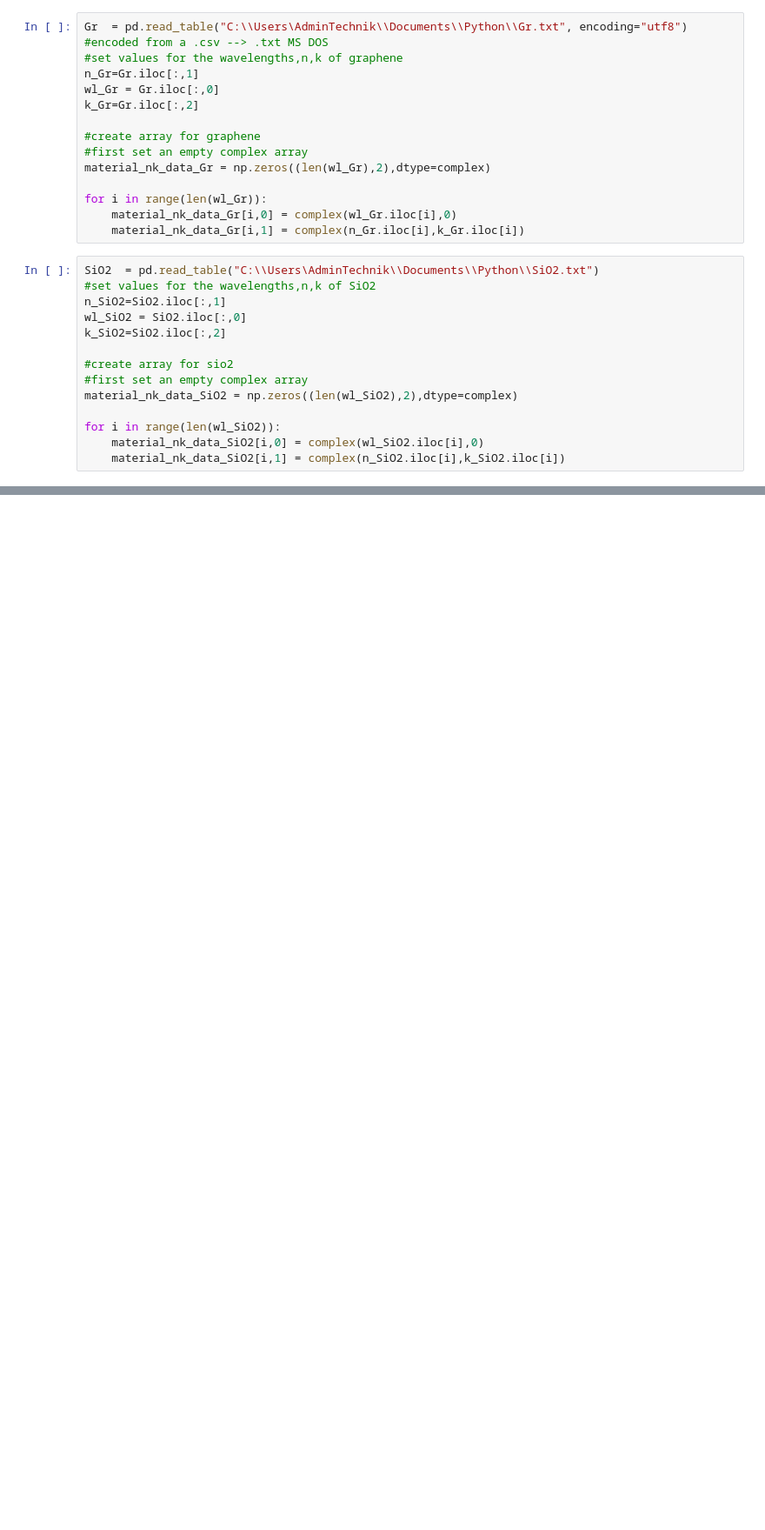
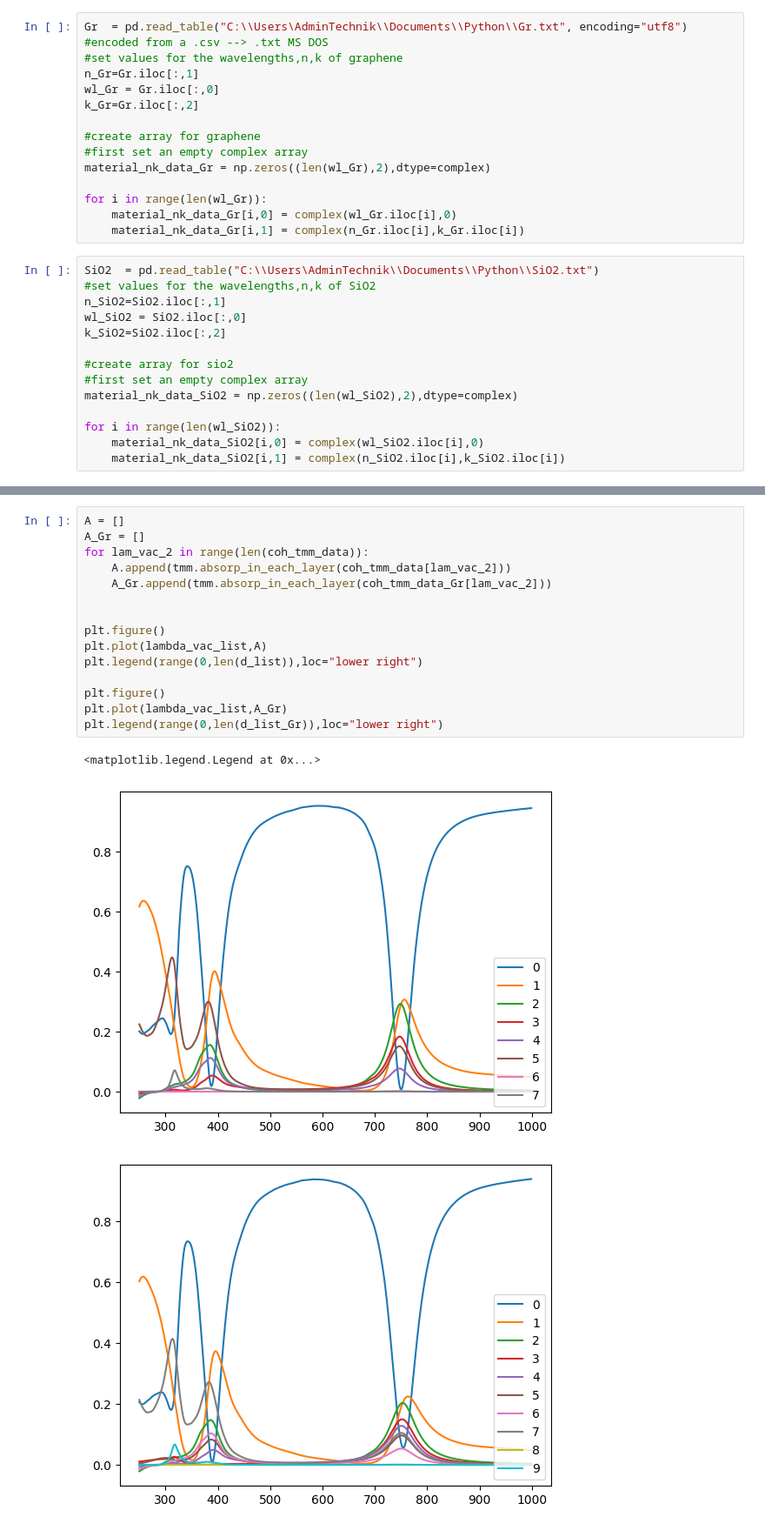
Before and after one commit to Oyofoo/Nanocavity, a Jupyter notebook: TMM_2.ipynb, the cells around one changed output, grey strips where cells are left out. Shown at 87% size. Cells and saved outputs as stored; diff of their text form; blank space fills up the shorter version.

```diff
--- a/TMM_2.ipynb
+++ b/TMM_2.ipynb
@@ -228,0 +254,19 @@ plt.plot(lambda_vac_list,T,'red')
+# %%
+A = []
+A_Gr = []
+for lam_vac_2 in range(len(coh_tmm_data)):
+    A.append(tmm.absorp_in_each_layer(coh_tmm_data[lam_vac_2]))
+    A_Gr.append(tmm.absorp_in_each_layer(coh_tmm_data_Gr[lam_vac_2]))
+
+
+plt.figure()
+plt.plot(lambda_vac_list,A)
+plt.legend(range(0,len(d_list)),loc="lower right")
+
+plt.figure()
+plt.plot(lambda_vac_list,A_Gr)
+plt.legend(range(0,len(d_list_Gr)),loc="lower right")
+# %% [output]
+<matplotlib.legend.Legend at 0x...>
+[figure, added]
+[figure, added]
```
Also changed, not shown: parts of 12 cells of this notebook.
